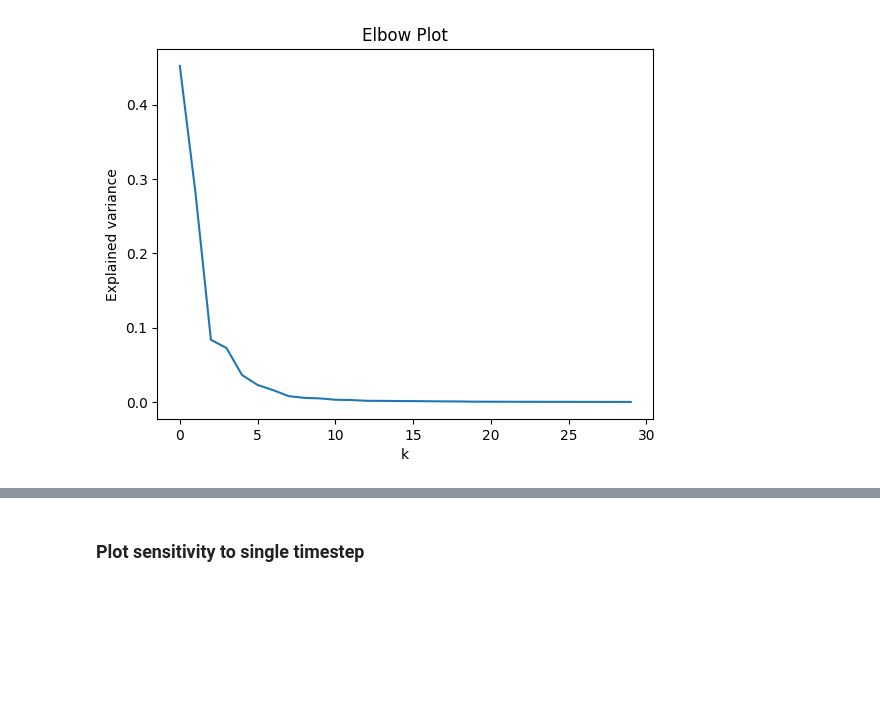
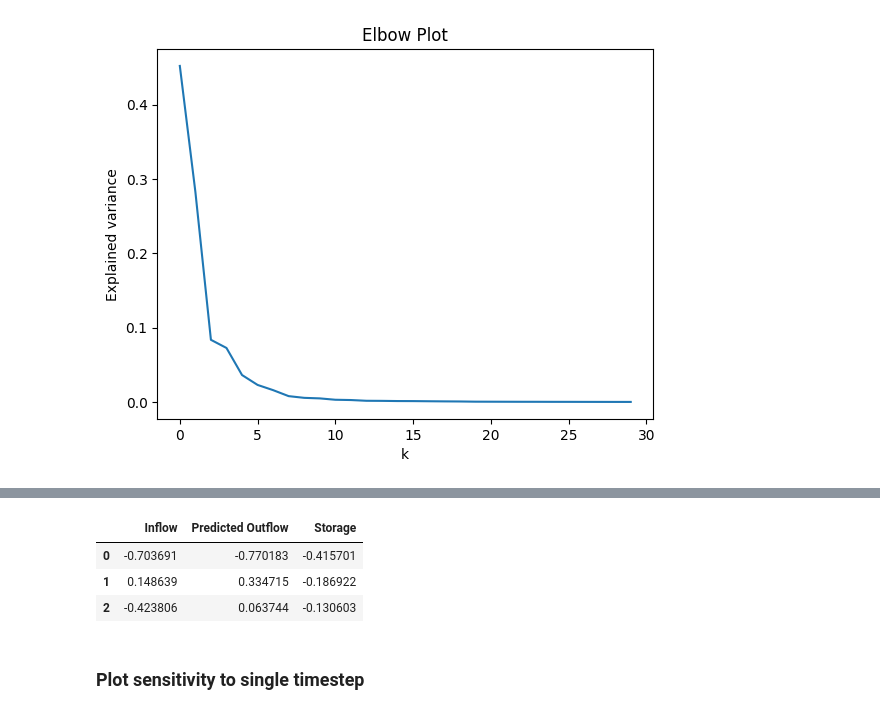
Before and after one commit to Matt2371/DL-reservoir-modeling, a Jupyter notebook: experiments/1e_model1_cell_state.ipynb, the cells around one changed output, grey strips where cells are left out. Cells and saved outputs as stored; diff of their text form; code cells hidden in the pictures; blank space fills up the shorter version.

```diff
--- a/experiments/1e_model1_cell_state.ipynb
+++ b/experiments/1e_model1_cell_state.ipynb
@@ -305,3 +306,18 @@ plt.show()
+# %%
+# Correlation of PC's with inflow, pred outflow, and storage (in test)
+pca_corr = pd.DataFrame(index=np.arange(hidden_size1), columns=['Inflow', 'Predicted Outflow', 'Storage'])
+pca_result_all = cell_pca.get_top_k(hidden_size1) # (timesteps, hidden size 1)
+for k in range(hidden_size1):
+    pca_corr.iloc[k, :] = (np.corrcoef(pca_result_all[-original_test_len:, k], df.fillna(df.iloc[:original_train_len, :].mean()).inflow.values[-original_test_len:])[0, 1],
+                           np.corrcoef(pca_result_all[-original_test_len:, k], outflow_hat_test)[0, 1],
+                           np.corrcoef(pca_result_all[-original_test_len:, k], df.fillna(df.iloc[:original_train_len, :].mean()).storage.values[-original_test_len:])[0, 1])
+# %%
+pca_corr.iloc[:3, :]
+# %% [output]
+|  | Inflow | Predicted Outflow | Storage |
+| 0 | -0.703691 | -0.770183 | -0.415701 |
+| 1 | 0.148639 | 0.334715 | -0.186922 |
+| 2 | -0.423806 | 0.063744 | -0.130603 |
 # %% [markdown]
 ### Plot sensitivity to single timestep
 # %%
```
Also changed, not shown: parts of 2 cells of this notebook, 15 other files.
